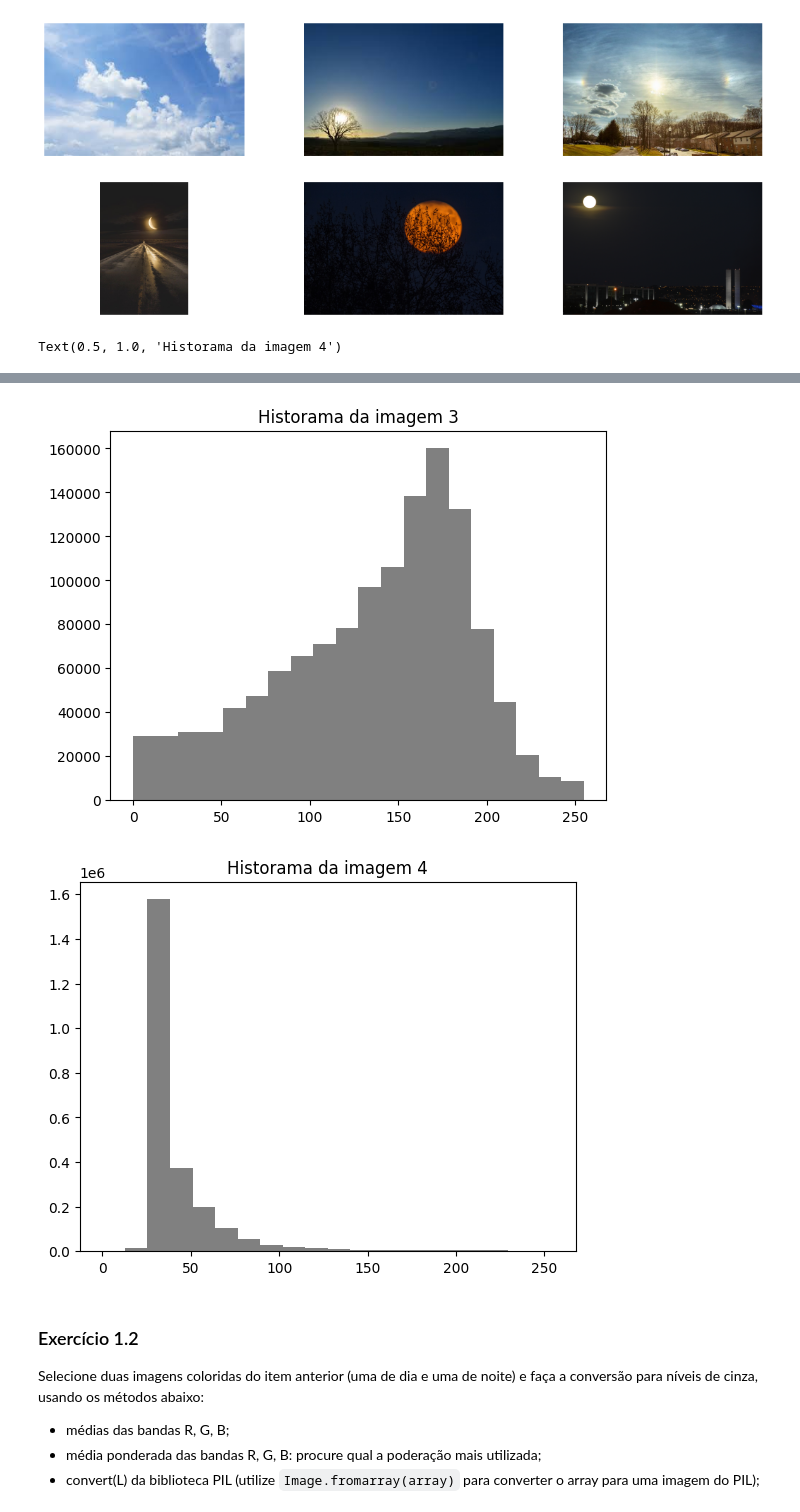
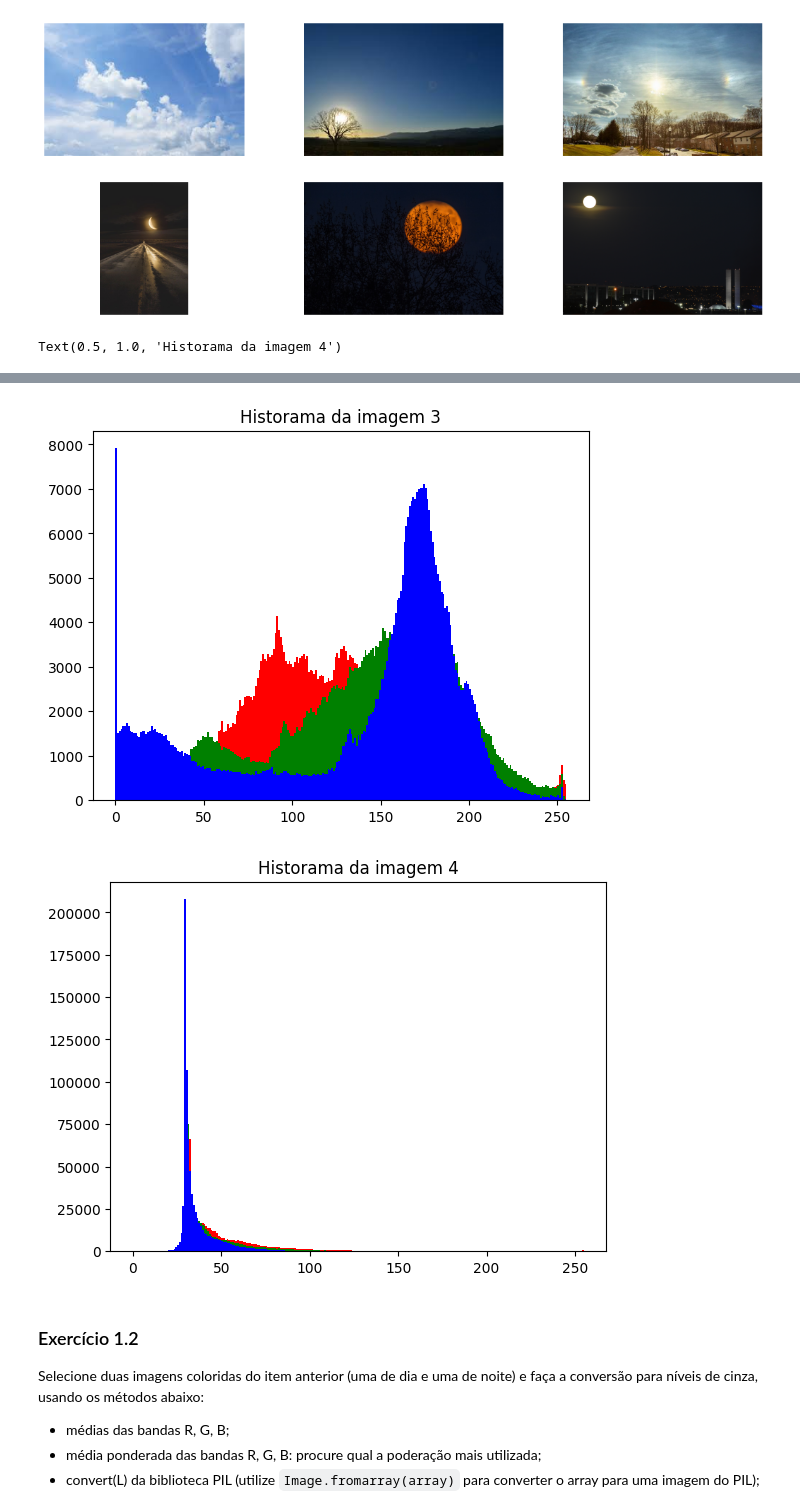
Before and after one commit to UNICAMP-EA979/2026s1-pi02-histogramas-knn-HenriqueJose1, a Jupyter notebook: Atividade.ipynb, the cells around one changed output, grey strips where cells are left out. Saved outputs shown, nothing was run; the diff lists cells and outputs as text; code cells hidden in the pictures.

```diff
--- a/Atividade.ipynb
+++ b/Atividade.ipynb
@@ -70,29 +70,49 @@ for daytime in ["dia", "noite"]:
 [figure]
 # %%
 
-nbins = 20
+nbins = 255
 f = all_imgs[0]
-h, bin_edges = np.histogram(f, nbins,(0,255))
 plt.figure()
-plota_hist(h, 'gray', nbins, bin_edges)
 plt.title('Historama da imagem 1')
+h, bin_edges = np.histogram(f[:, :, 0], nbins,(0,255))
+plota_hist(h, 'r', nbins, bin_edges)
+h, bin_edges = np.histogram(f[:, :, 1], nbins,(0,255))
+plota_hist(h, 'g', nbins, bin_edges)
+h, bin_edges = np.histogram(f[:, :, 2], nbins,(0,255))
+plota_hist(h, 'b', nbins, bin_edges)
+
 
 f = all_imgs[1]
 h, bin_edges = np.histogram(f, nbins,(0,255))
 plt.figure()
-plota_hist(h, 'gray', nbins, bin_edges)
+h, bin_edges = np.histogram(f[:, :, 0], nbins,(0,255))
+plota_hist(h, 'r', nbins, bin_edges)
+h, bin_edges = np.histogram(f[:, :, 1], nbins,(0,255))
+plota_hist(h, 'g', nbins, bin_edges)
+h, bin_edges = np.histogram(f[:, :, 2], nbins,(0,255))
+plota_hist(h, 'b', nbins, bin_edges)
 plt.title('Historama da imagem 2')
 
 f = all_imgs[2]
 h, bin_edges = np.histogram(f, nbins,(0,255))
 plt.figure()
-plota_hist(h, 'gray', nbins, bin_edges)
+h, bin_edges = np.histogram(f[:, :, 0], nbins,(0,255))
+plota_hist(h, 'r', nbins, bin_edges)
+h, bin_edges = np.histogram(f[:, :, 1], nbins,(0,255))
+plota_hist(h, 'g', nbins, bin_edges)
+h, bin_edges = np.histogram(f[:, :, 2], nbins,(0,255))
+plota_hist(h, 'b', nbins, bin_edges)
 plt.title('Historama da imagem 3')
 
 f = all_imgs[3]
 h, bin_edges = np.histogram(f, nbins,(0,255))
 plt.figure()
-plota_hist(h, 'gray', nbins, bin_edges)
+h, bin_edges = np.histogram(f[:, :, 0], nbins,(0,255))
+plota_hist(h, 'r', nbins, bin_edges)
+h, bin_edges = np.histogram(f[:, :, 1], nbins,(0,255))
+plota_hist(h, 'g', nbins, bin_edges)
+h, bin_edges = np.histogram(f[:, :, 2], nbins,(0,255))
+plota_hist(h, 'b', nbins, bin_edges)
 plt.title('Historama da imagem 4')
 # %% [output]
 Text(0.5, 1.0, 'Historama da imagem 4')
@@ -101,5 +121,5 @@ Text(0.5, 1.0, 'Historama da imagem 4')
-[figure, old version]
+[figure, new version]
-[figure, old version]
+[figure, new version]
 # %% [markdown]
 ### Exercício 1.2
 
```
Also changed, not shown: parts of 6 cells of this notebook.
